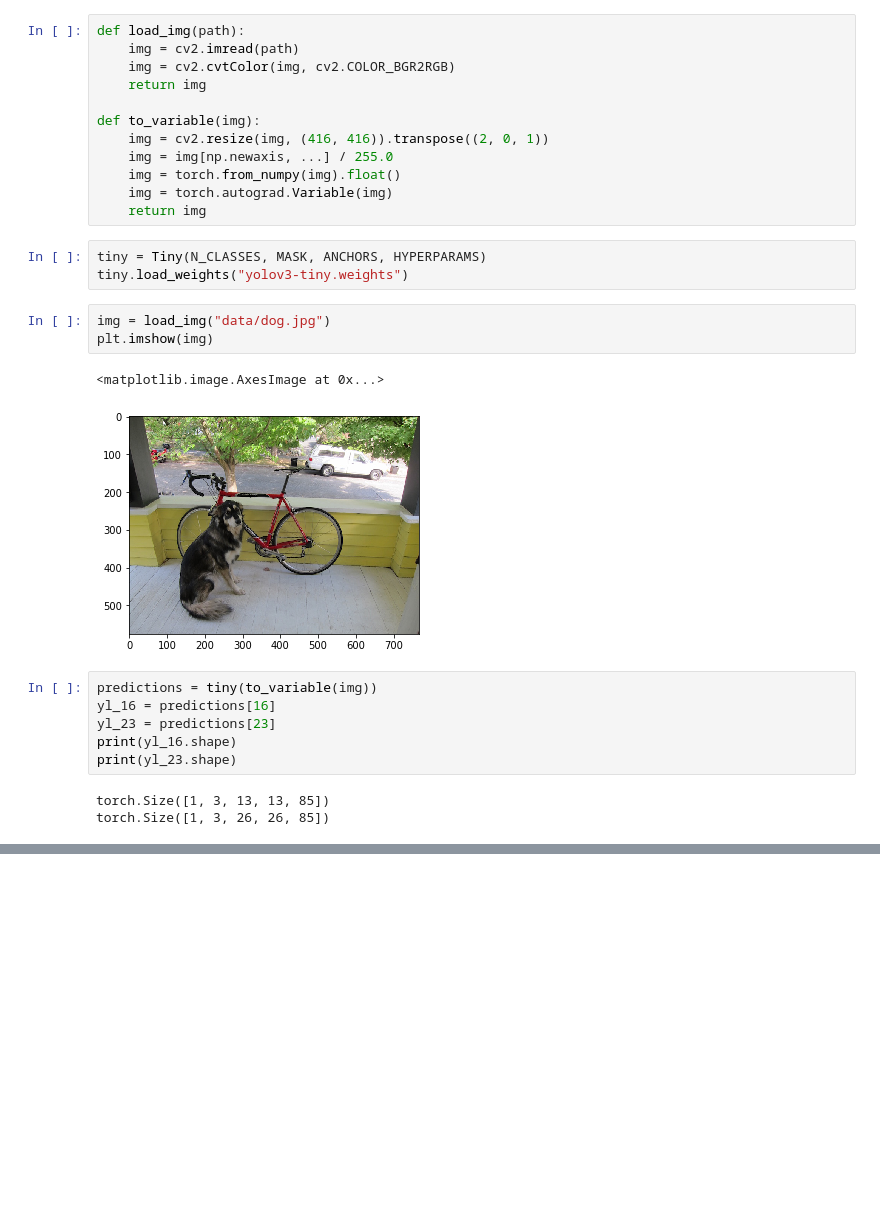
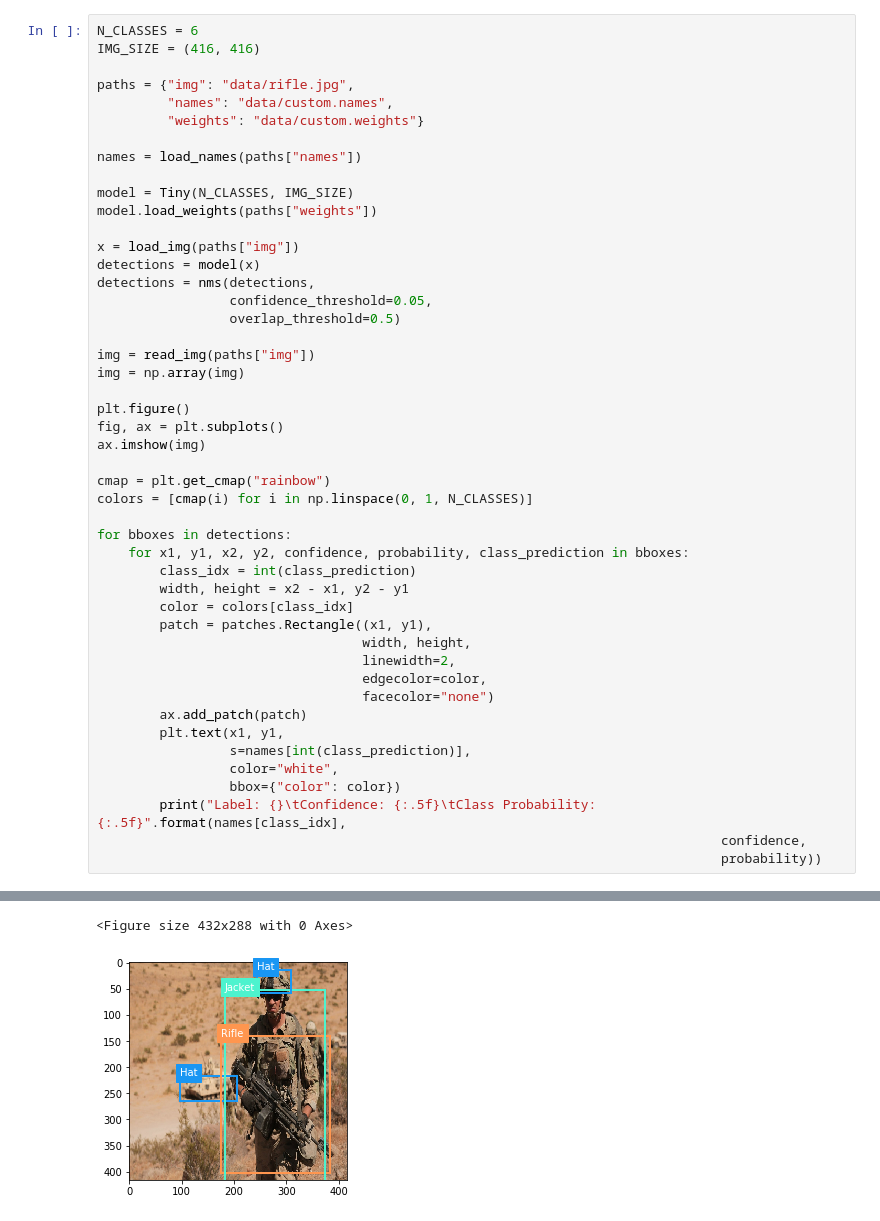
Before and after one commit to fishblowbubbles/tiny_yolo, a Jupyter notebook: test.ipynb, the cells around one changed output, grey strips where cells are left out. Cells and saved outputs as stored; diff of their text form; blank space fills up the shorter version.

```diff
--- a/test.ipynb
+++ b/test.ipynb
@@ -24,30 +8,48 @@ HYPERPARAMS = {
-# %%
-def load_img(path):
-    img = cv2.imread(path)
-    img = cv2.cvtColor(img, cv2.COLOR_BGR2RGB)
-    return img
-
-def to_variable(img):
-    img = cv2.resize(img, (416, 416)).transpose((2, 0, 1))
-    img = img[np.newaxis, ...] / 255.0
-    img = torch.from_numpy(img).float()
-    img = torch.autograd.Variable(img)
-    return img
-# %%
-tiny = Tiny(N_CLASSES, MASK, ANCHORS, HYPERPARAMS)
-tiny.load_weights("yolov3-tiny.weights")
-# %%
-img = load_img("data/dog.jpg")
-plt.imshow(img)
-# %% [output]
-<matplotlib.image.AxesImage at 0x...>
-[figure, removed]
-# %%
-predictions = tiny(to_variable(img))
-yl_16 = predictions[16]
-yl_23 = predictions[23]
-print(yl_16.shape)
-print(yl_23.shape)
-# %% [output]
-torch.Size([1, 3, 13, 13, 85])
-torch.Size([1, 3, 26, 26, 85])
+# %%
+N_CLASSES = 6
+IMG_SIZE = (416, 416)
+
+paths = {"img": "data/rifle.jpg",
+         "names": "data/custom.names",
+         "weights": "data/custom.weights"}
+
+names = load_names(paths["names"])
+
+model = Tiny(N_CLASSES, IMG_SIZE)
+model.load_weights(paths["weights"])
+
+x = load_img(paths["img"])
+detections = model(x)
+detections = nms(detections,
+                 confidence_threshold=0.05,
+                 overlap_threshold=0.5)
+
+img = read_img(paths["img"])
+img = np.array(img)
+
+plt.figure()
+fig, ax = plt.subplots()
+ax.imshow(img)
+
+cmap = plt.get_cmap("rainbow")
+colors = [cmap(i) for i in np.linspace(0, 1, N_CLASSES)]
+
+for bboxes in detections:
+    for x1, y1, x2, y2, confidence, probability, class_prediction in bboxes:
+        class_idx = int(class_prediction)
+        width, height = x2 - x1, y2 - y1
+        color = colors[class_idx]
+        patch = patches.Rectangle((x1, y1),
+                                  width, height,
+                                  linewidth=2,
+                                  edgecolor=color,
+                                  facecolor="none")
+        ax.add_patch(patch)
+        plt.text(x1, y1,
+                 s=names[int(class_prediction)],
+                 color="white",
+                 bbox={"color": color})
+        print("Label: {}\tConfidence: {:.5f}\tClass Probability: {:.5f}".format(names[class_idx],
+                                                                                confidence,
+                                                                                probability))
+# %% [output]
@@ -53,0 +60,2 @@ torch.Size([1, 3, 26, 26, 85])
+<Figure size 432x288 with 0 Axes>
+[figure, added]
```
Also changed, not shown: parts of 3 cells of this notebook, 14 other files.
